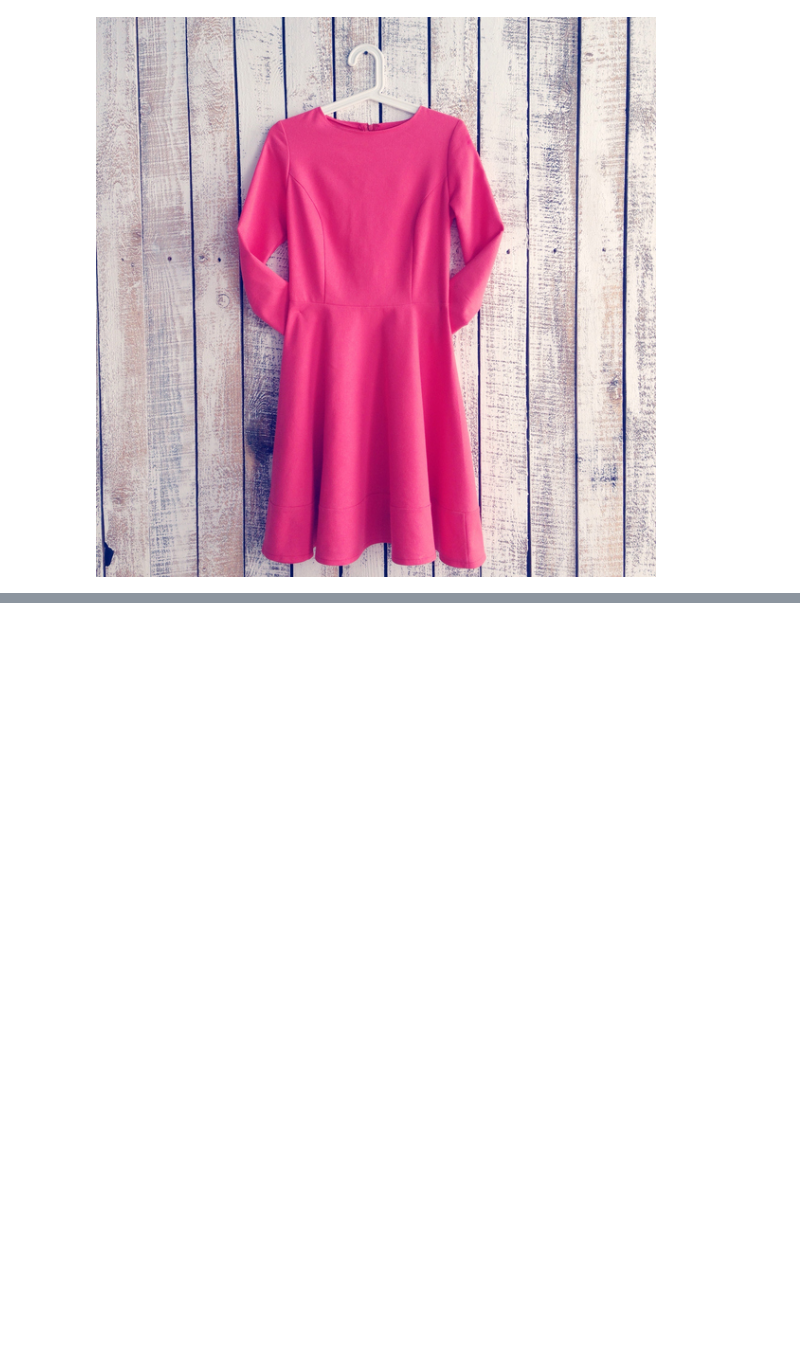
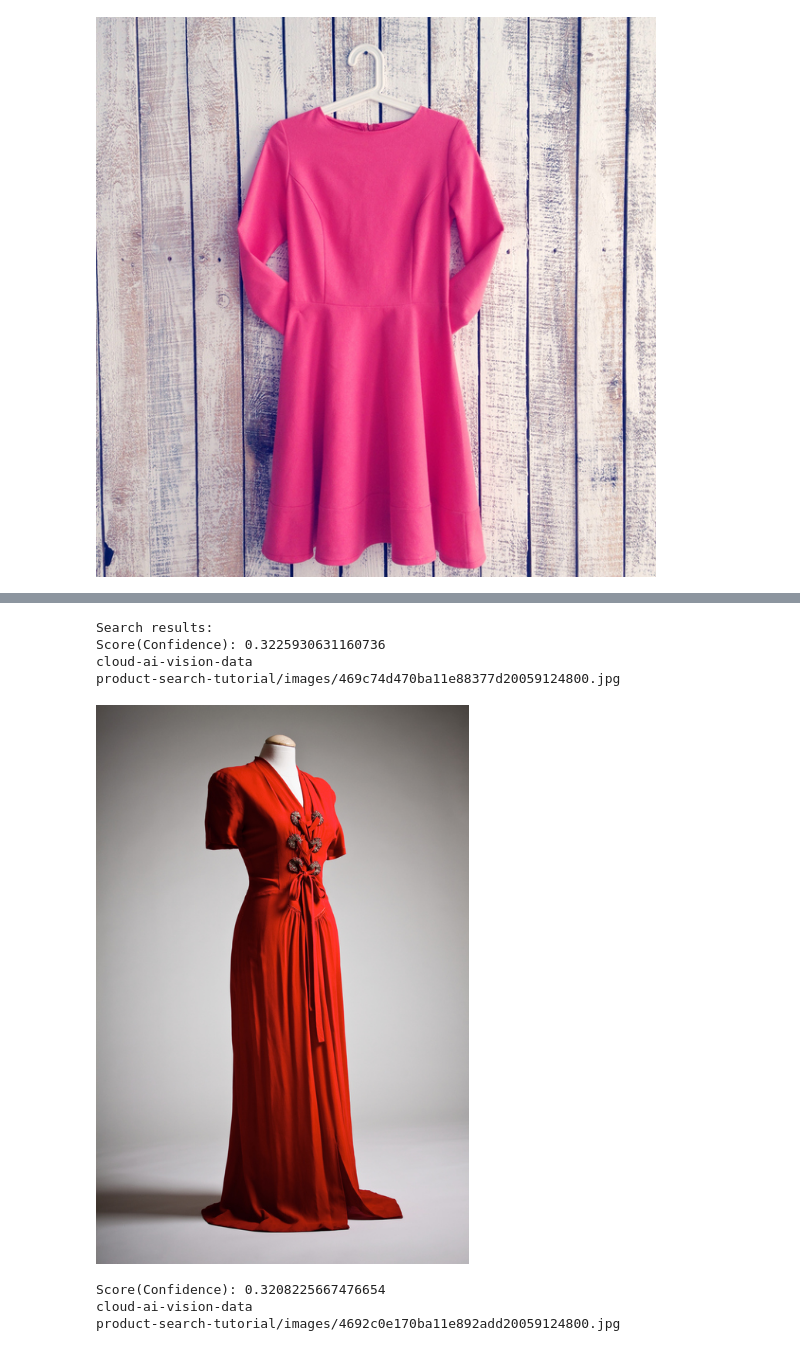
Before and after one commit to julietsvq/retailsearch, a Jupyter notebook: VisionProductSearch.ipynb, the cells around one changed output, grey strips where cells are left out. Saved outputs shown, nothing was run; the diff lists cells and outputs as text; code cells hidden in the pictures; blank space fills up the shorter version.

```diff
--- a/VisionProductSearch.ipynb
+++ b/VisionProductSearch.ipynb
@@ -522,0 +531,11 @@ product-search-tutorial/images/4692c0e170ba11e892add20059124800.jpg
+# %%
+get_similar_products_uri_and_display("product_set0", "apparel-v2", "gs://testimages_jmoreiro/dresses/red_dress.jpeg", "style=women", 0.30)
+# %% [output]
+Search results:
+Score(Confidence): 0.3225930631160736
+cloud-ai-vision-data
+product-search-tutorial/images/469c74d470ba11e88377d20059124800.jpg
+[figure, added]
+Score(Confidence): 0.3208225667476654
+cloud-ai-vision-data
+product-search-tutorial/images/4692c0e170ba11e892add20059124800.jpg
```
Also changed, not shown: parts of 3 cells of this notebook.
